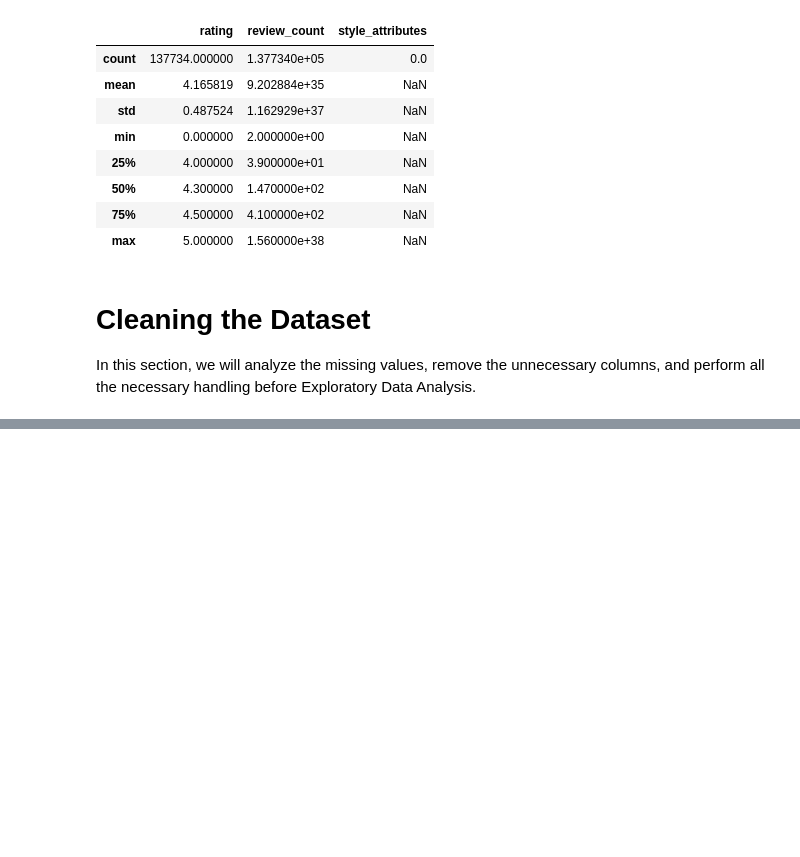
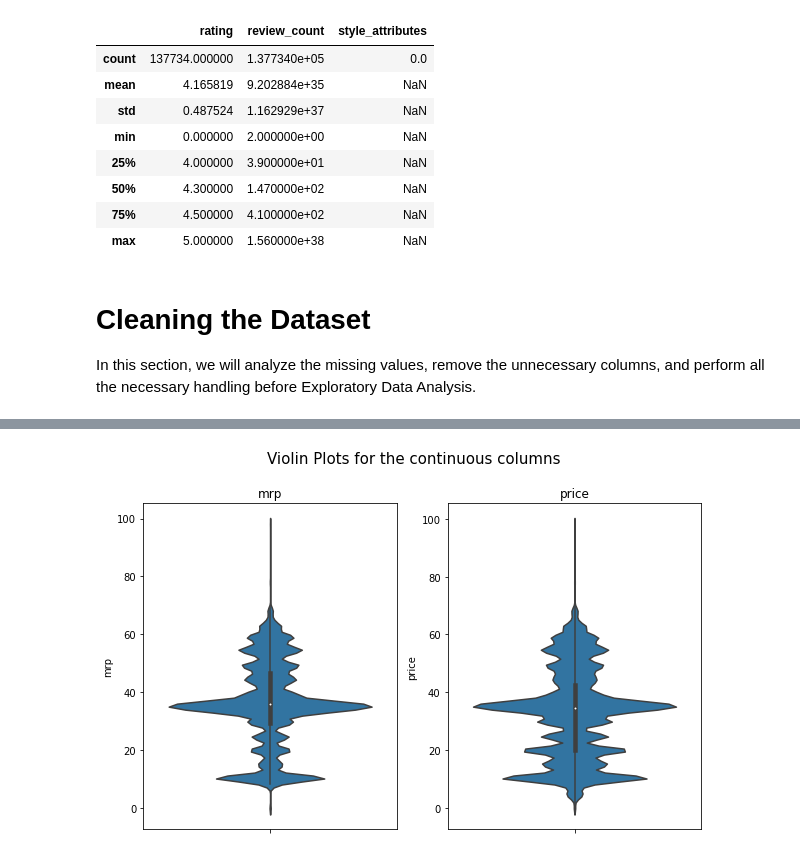
Before and after one commit to shardul-rajhans/fashion-price-prediction, a Jupyter notebook: EDA_Price_Prediction.ipynb, the cells around one changed output, grey strips where cells are left out. Saved outputs shown, nothing was run; the diff lists cells and outputs as text; code cells hidden in the pictures; blank space fills up the shorter version.

```diff
--- a/EDA_Price_Prediction.ipynb
+++ b/EDA_Price_Prediction.ipynb
@@ -235,0 +355,17 @@ Name: product_category_wide, dtype: int64
+# %%
+# Let's plot the violin plot for the continuous columns
+
+fig, ax = plt.subplots(1, 2, figsize=(10, 6))
+
+fig.set_constrained_layout(True)
+fig.suptitle('Violin Plots for the continuous columns', fontsize=15, y=1)
+
+sns.violinplot(victoria_secret_s['mrp'], ax=ax[0], orient='v')
+ax[0].set_title('mrp')
+
+sns.violinplot(victoria_secret_s['price'], ax=ax[1], orient='v')
+ax[1].set_title('price')
+
+plt.show()
+# %% [output]
+[figure, added]
```
Also changed, not shown: parts of 30 cells of this notebook.
